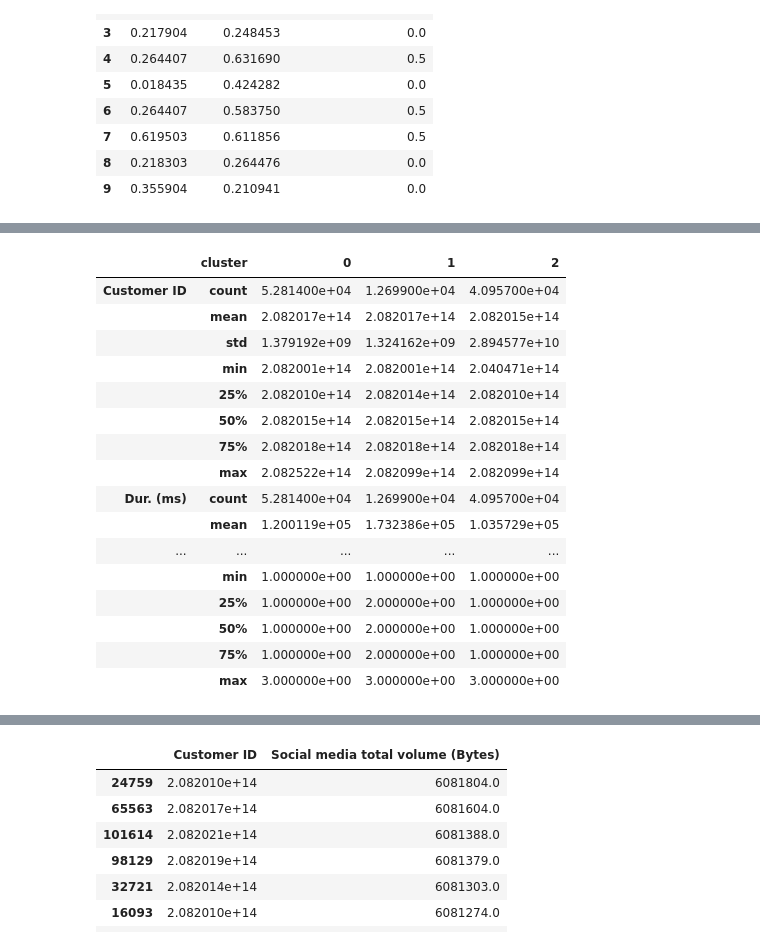
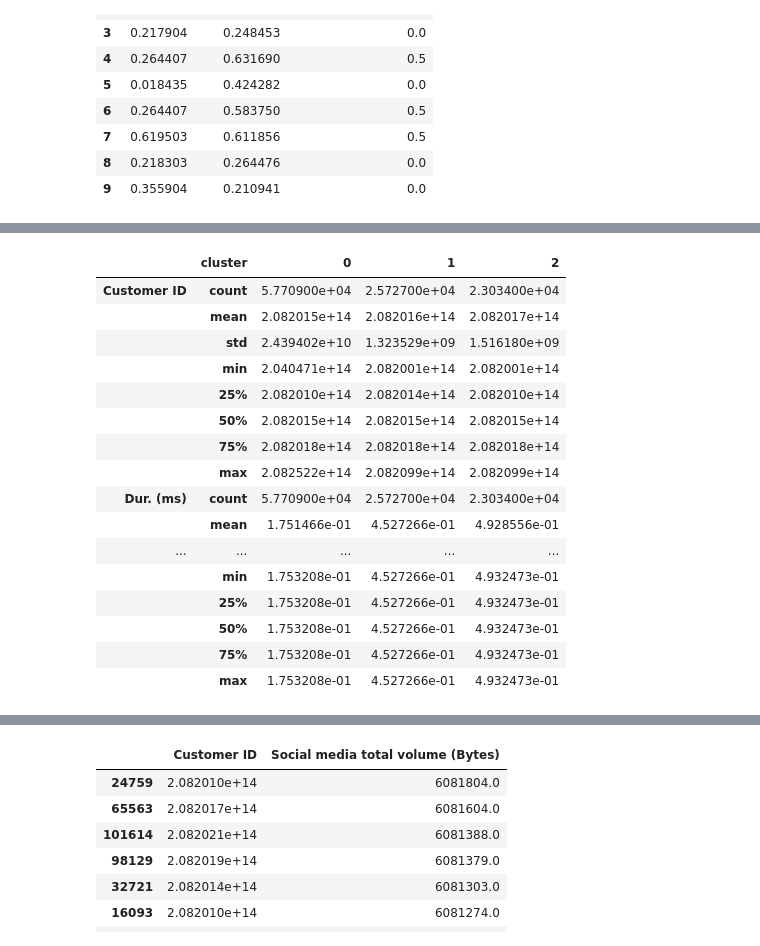
Before and after one commit to maxi1571/Telecommunication-User-Analytics, a Jupyter notebook: notebooks/data_analysis.ipynb, the cells around one changed output, grey strips where cells are left out. Drawn from its saved outputs; the diff is of its cells as text; code cells hidden in the pictures.

```diff
--- a/notebooks/data_analysis.ipynb
+++ b/notebooks/data_analysis.ipynb
@@ -672,0 +661,5 @@ df_scaled.head(10)
+# %%
+# Scaling the data frame
+df_scaled = df_segm.copy()
+df_scaled[['Dur. (ms)', 'total_DL_UL','number of sessions']] = (df_scaled[['Dur. (ms)', 'total_DL_UL','number of sessions']]-df_scaled[['Dur. (ms)', 'total_DL_UL','number of sessions']].min())/(df_scaled[['Dur. (ms)', 'total_DL_UL','number of sessions']].max()-df_scaled[['Dur. (ms)', 'total_DL_UL','number of sessions']].min())
+df_scaled.head(10)
@@ -705,21 +693,34 @@ See the caveats in the documentation: https://pandas.pydata.org/pandas-docs/stab
+# %%
+# k means
+kmeans = KMeans(n_clusters=3, random_state=0)
+df_scaled['cluster'] = kmeans.fit_predict(df_scaled[['number of sessions', 'Dur. (ms)','total_DL_UL']])
+df_eng = df_scaled.copy()
+df_scaled.head()
+centroids = kmeans.cluster_centers_
+cen_x = [i[0] for i in centroids]
+cen_y = [i[1] for i in centroids]
+## add to df
+df_scaled['cen_x'] = df_scaled['cluster'].map({0:cen_x[0], 1:cen_x[1], 2:cen_x[2]})
+
+df_scaled['cen_y'] = df_scaled['cluster'].map({0:cen_y[0], 1:cen_y[1], 2:cen_y[2]})
 # %%
-df_segm.groupby(['cluster']).describe().transpose()
+df_scaled.groupby(['cluster']).describe().transpose()
 # %% [output]
 |  | cluster | 0 | 1 | 2 |
-| Customer ID | count | 5.281400e+04 | 1.269900e+04 | 4.095700e+04 |
-|  | mean | 2.082017e+14 | 2.082017e+14 | 2.082015e+14 |
-|  | std | 1.379192e+09 | 1.324162e+09 | 2.894577e+10 |
-|  | min | 2.082001e+14 | 2.082001e+14 | 2.040471e+14 |
+| Customer ID | count | 5.770900e+04 | 2.572700e+04 | 2.303400e+04 |
+|  | mean | 2.082015e+14 | 2.082016e+14 | 2.082017e+14 |
+|  | std | 2.439402e+10 | 1.323529e+09 | 1.516180e+09 |
+|  | min | 2.040471e+14 | 2.082001e+14 | 2.082001e+14 |
 |  | 25% | 2.082010e+14 | 2.082014e+14 | 2.082010e+14 |
 |  | 50% | 2.082015e+14 | 2.082015e+14 | 2.082015e+14 |
 |  | 75% | 2.082018e+14 | 2.082018e+14 | 2.082018e+14 |
 |  | max | 2.082522e+14 | 2.082099e+14 | 2.082099e+14 |
-| Dur. (ms) | count | 5.281400e+04 | 1.269900e+04 | 4.095700e+04 |
-|  | mean | 1.200119e+05 | 1.732386e+05 | 1.035729e+05 |
+| Dur. (ms) | count | 5.770900e+04 | 2.572700e+04 | 2.303400e+04 |
+|  | mean | 1.751466e-01 | 4.527266e-01 | 4.928556e-01 |
 | ... | ... | ... | ... | ... |
-|  | min | 1.000000e+00 | 1.000000e+00 | 1.000000e+00 |
-|  | 25% | 1.000000e+00 | 2.000000e+00 | 1.000000e+00 |
-|  | 50% | 1.000000e+00 | 2.000000e+00 | 1.000000e+00 |
-|  | 75% | 1.000000e+00 | 2.000000e+00 | 1.000000e+00 |
-|  | max | 3.000000e+00 | 3.000000e+00 | 3.000000e+00 |
+|  | min | 1.753208e-01 | 4.527266e-01 | 4.932473e-01 |
+|  | 25% | 1.753208e-01 | 4.527266e-01 | 4.932473e-01 |
+|  | 50% | 1.753208e-01 | 4.527266e-01 | 4.932473e-01 |
+|  | 75% | 1.753208e-01 | 4.527266e-01 | 4.932473e-01 |
+|  | max | 1.753208e-01 | 4.527266e-01 | 4.932473e-01 |
 # %%
```
Also changed, not shown: parts of 73 cells of this notebook.
